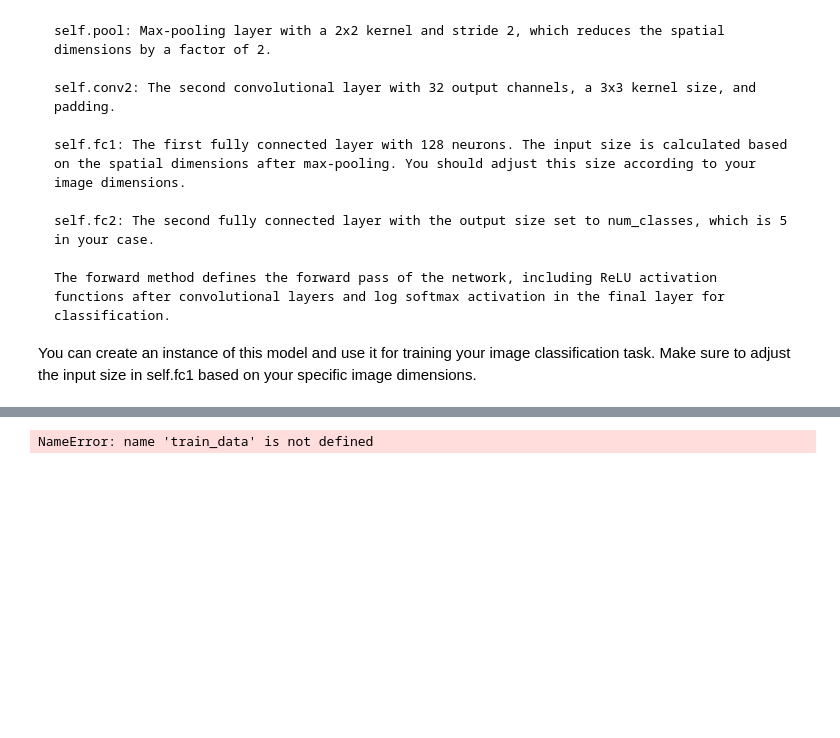
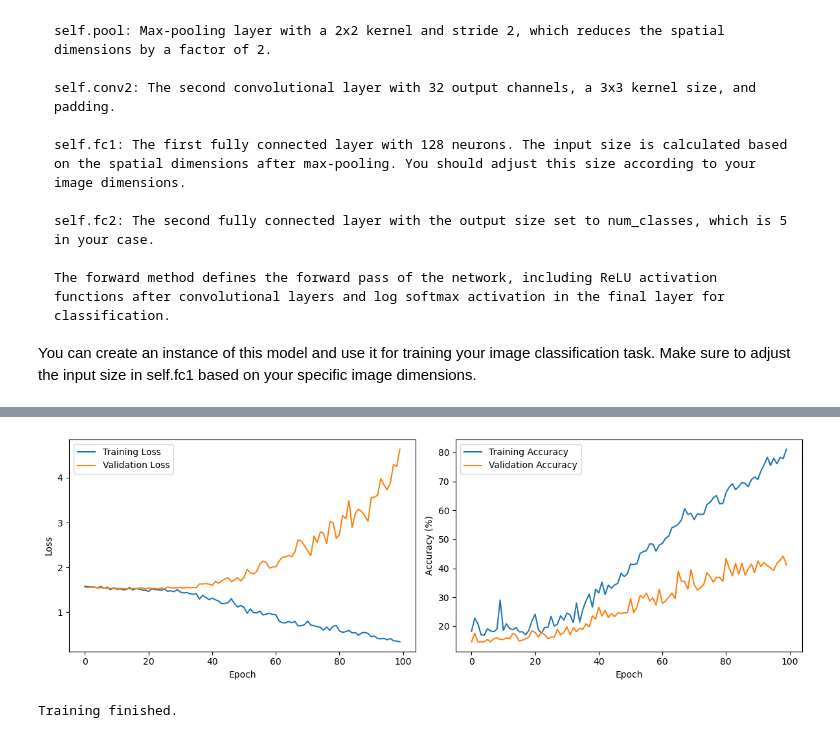
Before and after one commit to geraldOslo/RootResolverAI, a Jupyter notebook: code/model/rootresolv_torch_SCNN.ipynb, the cells around one changed output, grey strips where cells are left out. Drawn from its saved outputs; the diff is of its cells as text; code cells hidden in the pictures; blank space fills up the shorter version.

```diff
--- a/code/model/rootresolv_torch_SCNN.ipynb
+++ b/code/model/rootresolv_torch_SCNN.ipynb
@@ -170,7 +277,7 @@ Epoch 100/100, Training Loss: 0.039829734648609984, Training Accuracy: 98.053001
 Training finished.
 # %%
 class LargerCNN(nn.Module):
-    def __init__(self, num_classes=5):
+    def __init__(self, num_classes=5, dropout_prob=0.5):
         super(LargerCNN, self).__init__()
         self.conv1 = nn.Conv2d(1, 32, kernel_size=3, stride=1, padding=1)
         self.avgpool1 = nn.AvgPool2d(kernel_size=2, stride=2)
@@ -178,19 +285,24 @@ class LargerCNN(nn.Module):
         self.avgpool2 = nn.AvgPool2d(kernel_size=2, stride=2)
         self.conv3 = nn.Conv2d(64, 128, kernel_size=3, stride=1, padding=1)
         self.avgpool3 = nn.AvgPool2d(kernel_size=2, stride=2)
-        self.fc1 = nn.Linear(128 * 16 * 16, 128)  # Adjust input size based on your image size
-        self.fc2 = nn.Linear(128, num_classes)
-        self.dropout = nn.Dropout(dropout_prob)
+        self.fc1 = nn.Linear(128 * 32 * 32, 128)  # Adjust this based on your specific image size
+        self.dropout1 = nn.Dropout(dropout_prob)
+        self.fc2 = nn.Linear(128, 128)
+        self.dropout2 = nn.Dropout(dropout_prob)
+        self.fc3 = nn.Linear(128, num_classes)
 
     def forward(self, x):
         x = self.avgpool1(nn.functional.relu(self.conv1(x)))
         x = self.avgpool2(nn.functional.relu(self.conv2(x)))
         x = self.avgpool3(nn.functional.relu(self.conv3(x)))
-        x = x.view(-1, 128 * 16 * 16)  # Adjust the size based on your image size
+        x = x.view(-1, 128 * 32 * 32)  # Adjust this based on your specific image size
         x = nn.functional.relu(self.fc1(x))
-        x = self.dropout(x)  # Apply dropout
-        x = self.fc2(x)
+        x = self.dropout1(x)
+        x = nn.functional.relu(self.fc2(x))
+        x = self.dropout2(x)
+        x = self.fc3(x)
         return nn.functional.log_softmax(x, dim=1)
+
 
 model = LargerCNN(num_classes=5)
 runTraining(model, num_epochs=100)
@@ -198,0 +327,2 @@ ValueError: Expected input batch_size (256) to match target batch_size (64).
+[figure, added]
+Training finished.
@@ -306,53 +328,0 @@ def runTraining(model, num_epochs=10):
-# %%
-import torch
-from torch.utils.data import DataLoader, Dataset
-import torchvision.transforms as transforms
-
-# Custom transformation to convert grayscale to RGB
-class GrayscaleToRGB:
-    def __call__(self, image):
-        return torch.cat([image, image, image], dim=0)
-
-# Custom dataset class
-class CustomDataset(Dataset):
-    def __init__(self, data, targets, transform=None):
-        self.data = data
-        self.targets = targets
-        self.transform = transform
-
-    def __len__(self):
-        return len(self.data)
-
-    def __getitem__(self, index):
-        x = self.data[index]
-        y = self.targets[index]
-
-        if self.transform:
-            x = self.transform(x)
-
-        return x, y
-
-# Apply transforms to the existing datasets
-transform = transforms.Compose([
-    GrayscaleToRGB(),  # Convert to RGB
-    transforms.ToTensor(),
-])
-
-# Create custom datasets
-train_dataset = CustomDataset(train_data, train_labels, transform=transform)
-val_dataset = CustomDataset(val_data, val_labels, transform=transform)
-
-# Create data loaders
-batch_size = 64  # Adjust as needed
-train_loader = DataLoader(train_dataset, batch_size=batch_size, shuffle=True)
-val_loader = DataLoader(val_dataset, batch_size=batch_size, shuffle=False)
-
-
-
-# Initialize your ResUNet model
-model = ResUNet(num_classes=5)
-
-
-runTraining(model, num_epochs=10)
-# %% [output]
-NameError: name 'train_data' is not defined
```
Also changed, not shown: parts of 12 cells of this notebook, 1 other file.
